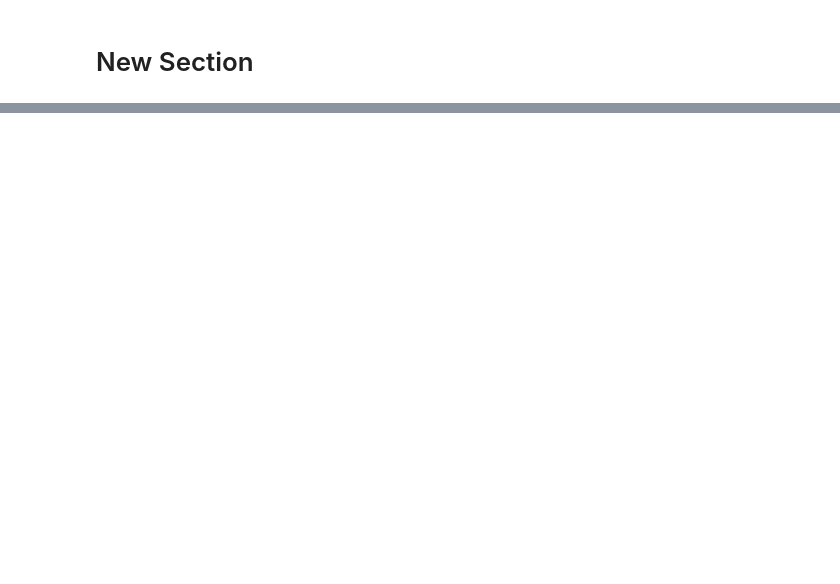
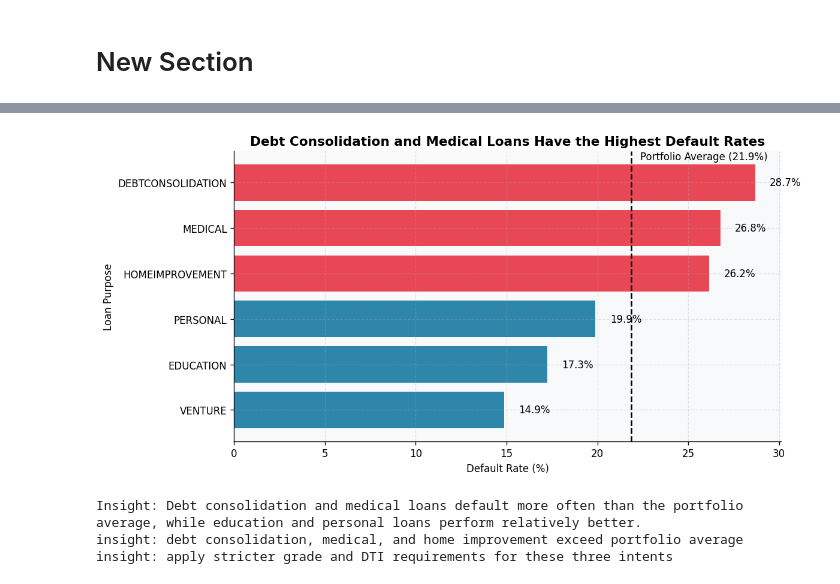
Before and after one commit to tsnuhithreddy/loan-default-risk-analysis, a Jupyter notebook: notebooks/Loan_default_risk_analysis.ipynb, the cells around one changed output, grey strips where cells are left out. Cells and saved outputs as stored; diff of their text form; code cells hidden in the pictures; blank space fills up the shorter version.

```diff
--- a/notebooks/Loan_default_risk_analysis.ipynb
+++ b/notebooks/Loan_default_risk_analysis.ipynb
@@ -322,0 +545,71 @@ Cleaned file saved as credit_risk_cleaned.csv
+# %%
+# Chart 3 - Default Rate by Loan Intent
+# Business Question: Which loan purposes are the riskiest?
+# Calculate default rate for each loan purpose
+intent_data = (
+    df.groupby('loan_intent')['loan_status']
+      .mean()
+      .reset_index()
+)
+intent_data['default_rate'] = intent_data['loan_status'] * 100
+intent_data = intent_data.sort_values('default_rate', ascending=True)
+# Overall portfolio default rate
+portfolio_avg = df['loan_status'].mean() * 100
+# Set bar colours based on portfolio average
+bar_colors = [
+    COLORS['danger'] if rate > portfolio_avg else COLORS['primary']
+    for rate in intent_data['default_rate']
+]
+# Create figure
+fig, ax = plt.subplots(figsize=(10, 5))
+# Horizontal bars
+bars = ax.barh(
+    intent_data['loan_intent'],
+    intent_data['default_rate'],
+    color=bar_colors
+)
+# Add percentage labels at the end of each bar
+for bar in bars:
+    width = bar.get_width()
+    ax.text(
+        width + 0.8,
+        bar.get_y() + bar.get_height() / 2,
+        f'{width:.1f}%',
+        va='center',
+        fontsize=10
+    )
+# Portfolio average reference line
+ax.axvline(
+    portfolio_avg,
+    color='black',
+    linestyle='--',
+    linewidth=1.5
+)
+# Label the reference line
+ax.text(
+    portfolio_avg + 0.5,
+    len(intent_data) - 0.5,
+    f'Portfolio Average ({portfolio_avg:.1f}%)',
+    fontsize=10,
+    color='black'
+)
+# Chart title
+ax.set_title(
+    'Debt Consolidation and Medical Loans Have the Highest Default Rates',
+    fontsize=13,
+    fontweight='bold'
+)
+# Axis labels
+ax.set_xlabel('Default Rate (%)')
+ax.set_ylabel('Loan Purpose')
+plt.tight_layout()
+plt.savefig('chart3_default_rate_by_intent.png', dpi=150, bbox_inches='tight')
+plt.show()
+print("Insight: Debt consolidation and medical loans default more often than the portfolio average, while education and personal loans perform relatively better.")
+print('insight: debt consolidation, medical, and home improvement exceed portfolio average')
+print('insight: apply stricter grade and DTI requirements for these three intents')
+# %% [output]
+[figure, added]
+Insight: Debt consolidation and medical loans default more often than the portfolio average, while education and personal loans perform relatively better.
+insight: debt consolidation, medical, and home improvement exceed portfolio average
+insight: apply stricter grade and DTI requirements for these three intents
```
Also changed, not shown: parts of 24 cells of this notebook.
